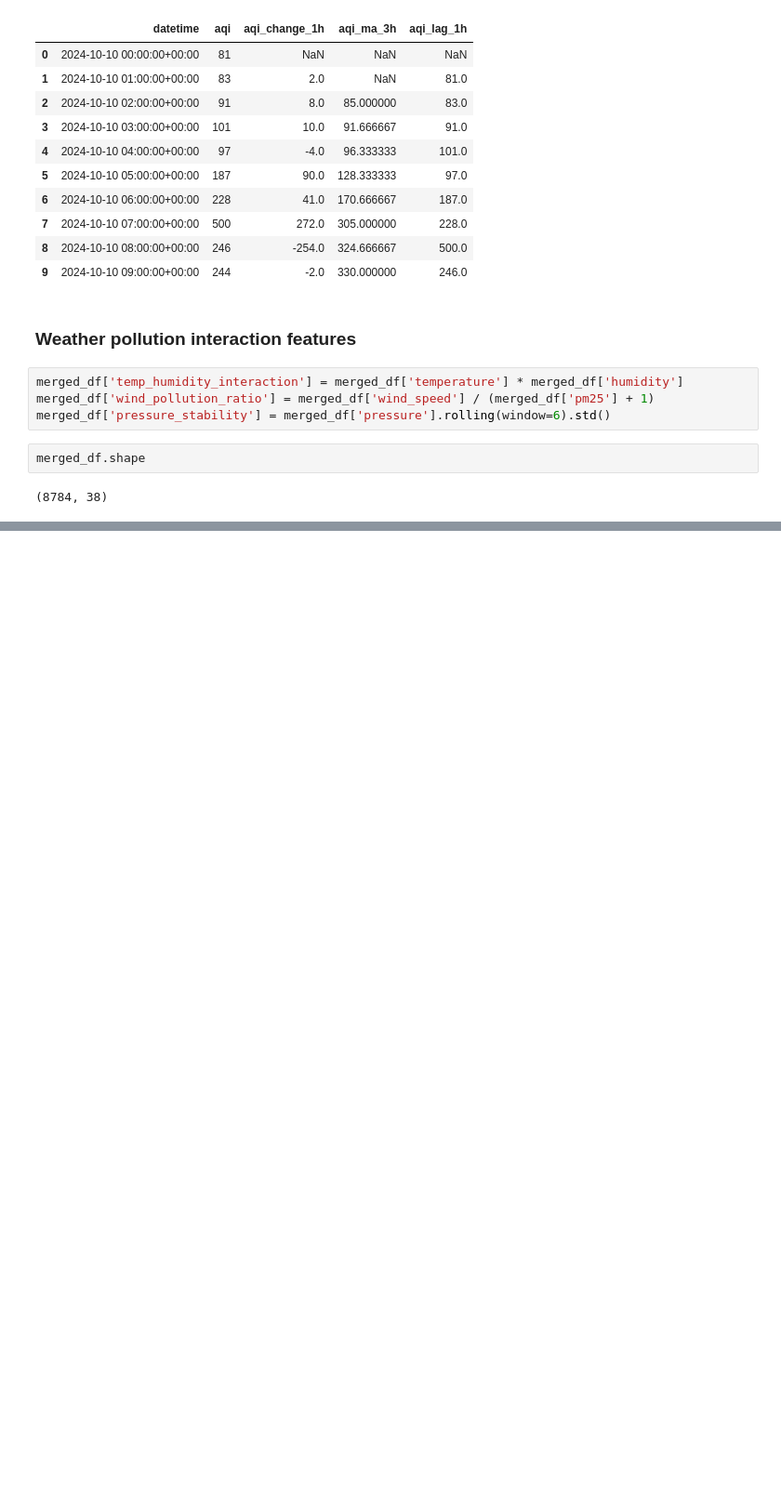
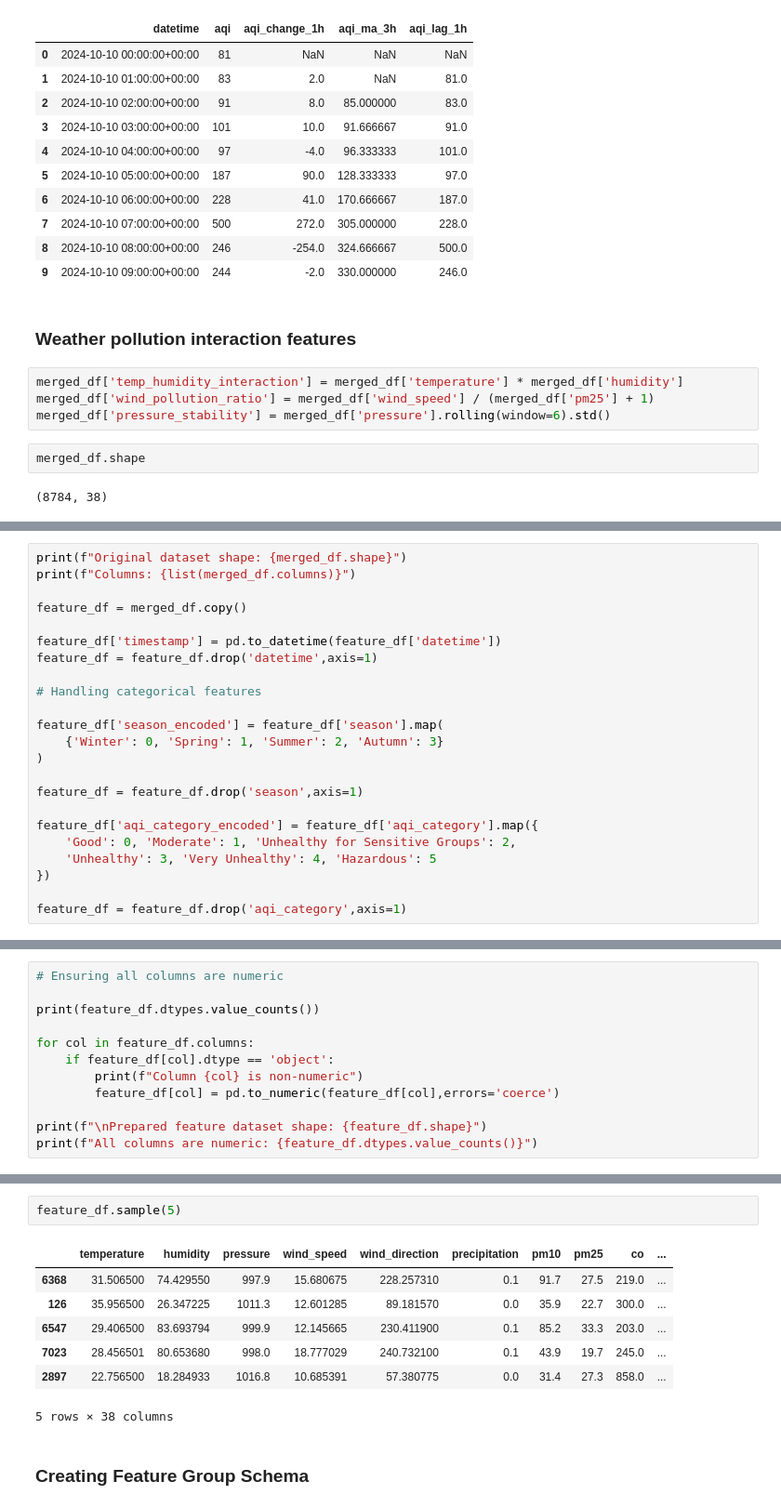
Before and after one commit to AhsanAli-exe/10Pearls-Aqi-Prediction, a Jupyter notebook: aqi_prediction_project/notebooks/feature_engineering_eda.ipynb, the cells around one changed output, grey strips where cells are left out. Shown at 93% size. Drawn from its saved outputs; the diff is of its cells as text; blank space fills up the shorter version.

```diff
--- a/aqi_prediction_project/notebooks/feature_engineering_eda.ipynb
+++ b/aqi_prediction_project/notebooks/feature_engineering_eda.ipynb
@@ -291,0 +313,23 @@ merged_df.shape
+# %%
+print(f"Original dataset shape: {merged_df.shape}")
+print(f"Columns: {list(merged_df.columns)}")
+
+feature_df = merged_df.copy()
+
+feature_df['timestamp'] = pd.to_datetime(feature_df['datetime'])
+feature_df = feature_df.drop('datetime',axis=1)
+
+# Handling categorical features
+
+feature_df['season_encoded'] = feature_df['season'].map(
+    {'Winter': 0, 'Spring': 1, 'Summer': 2, 'Autumn': 3}
+)
+
+feature_df = feature_df.drop('season',axis=1)
+
+feature_df['aqi_category_encoded'] = feature_df['aqi_category'].map({
+    'Good': 0, 'Moderate': 1, 'Unhealthy for Sensitive Groups': 2,
+    'Unhealthy': 3, 'Very Unhealthy': 4, 'Hazardous': 5
+})
+
+feature_df = feature_df.drop('aqi_category',axis=1)
@@ -291,0 +339,12 @@ merged_df.shape
+# %%
+# Ensuring all columns are numeric
+
+print(feature_df.dtypes.value_counts())
+
+for col in feature_df.columns:
+    if feature_df[col].dtype == 'object':
+        print(f"Column {col} is non-numeric")
+        feature_df[col] = pd.to_numeric(feature_df[col],errors='coerce')
+
+print(f"\nPrepared feature dataset shape: {feature_df.shape}")
+print(f"All columns are numeric: {feature_df.dtypes.value_counts()}")
@@ -291,0 +364,12 @@ merged_df.shape
+# %%
+feature_df.sample(5)
+# %% [output]
+|  | temperature | humidity | pressure | wind_speed | wind_direction | precipitation | pm10 | pm25 | co | ... |
+| 6368 | 31.506500 | 74.429550 | 997.9 | 15.680675 | 228.257310 | 0.1 | 91.7 | 27.5 | 219.0 | ... |
+| 126 | 35.956500 | 26.347225 | 1011.3 | 12.601285 | 89.181570 | 0.0 | 35.9 | 22.7 | 300.0 | ... |
+| 6547 | 29.406500 | 83.693794 | 999.9 | 12.145665 | 230.411900 | 0.1 | 85.2 | 33.3 | 203.0 | ... |
+| 7023 | 28.456501 | 80.653680 | 998.0 | 18.777029 | 240.732100 | 0.1 | 43.9 | 19.7 | 245.0 | ... |
+| 2897 | 22.756500 | 18.284933 | 1016.8 | 10.685391 | 57.380775 | 0.0 | 31.4 | 27.3 | 858.0 | ... |
+5 rows × 38 columns
+# %% [markdown]
+### Creating Feature Group Schema
```
Also changed, not shown: parts of 11 cells of this notebook, 4 other files.
